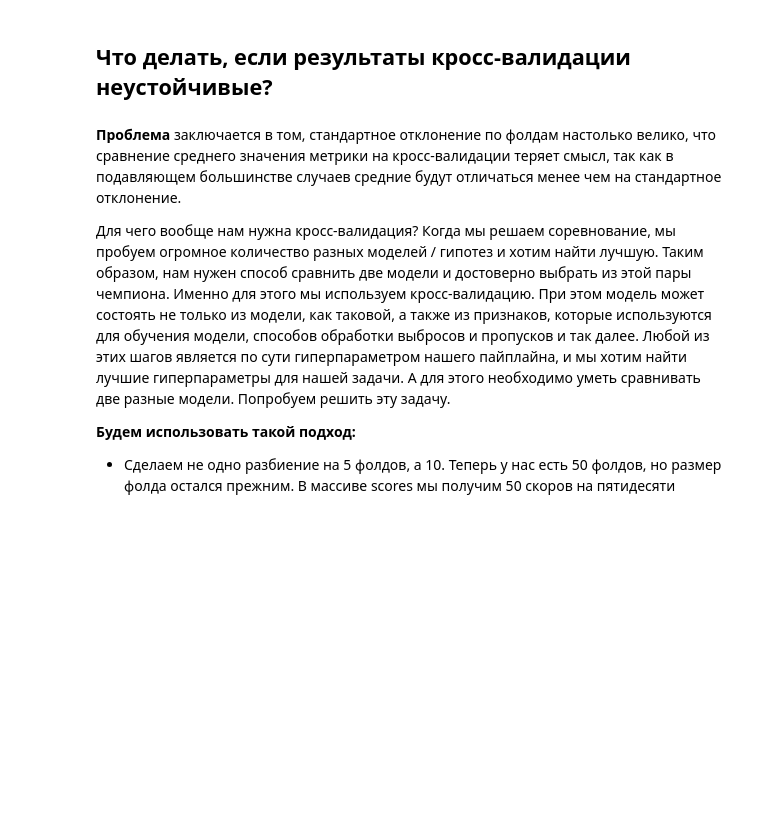
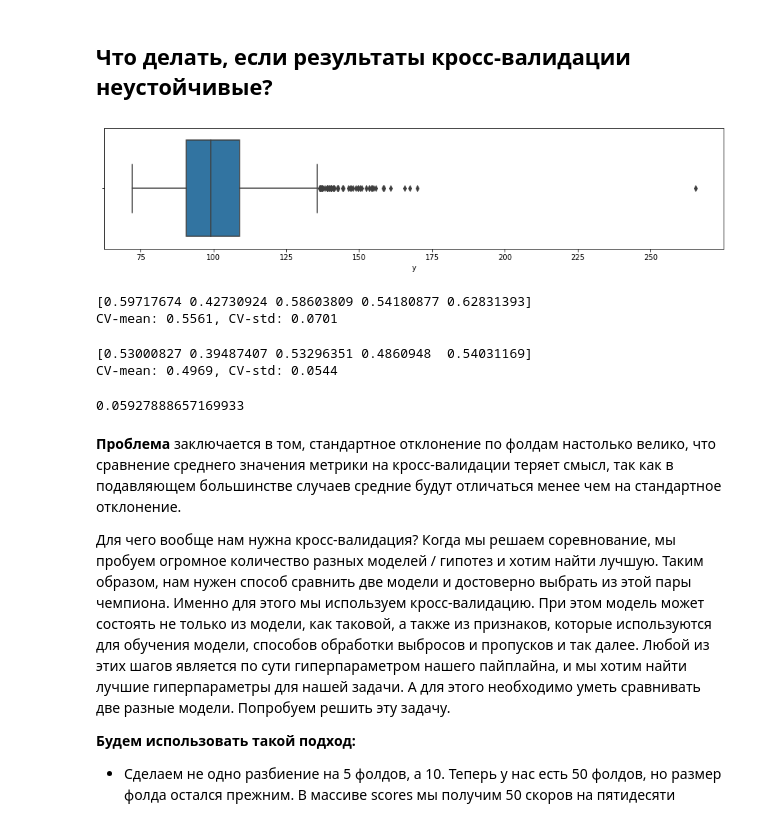
Before and after one commit to koryagin2006/GB_course_Sports_data_analysis, a Jupyter notebook: webinar_3 Validation.ipynb, the cells around one changed output. Saved outputs shown, nothing was run; the diff lists cells and outputs as text; code cells hidden in the pictures; blank space fills up the shorter version.

```diff
--- a/webinar_3 Validation.ipynb
+++ b/webinar_3 Validation.ipynb
@@ -366,32 +336,37 @@ estimators, oof_score, fold_train_scores, fold_valid_scores, oof_predictions, re
 # %% [markdown]
 ## Что делать, если результаты кросс-валидации неустойчивые?
 # %%
-fig, axes = plt.subplots(1, 1, figsize=(15, 5))
-sns.boxplot(data["y"], ax=axes)
+fig, axes = plt.subplots(1, 1, figsize=(15, 3))
+sns.boxplot(data["y"], ax=axes);
+# %% [output]
+[figure, added]
 # %%
 # постановка задачи
 # модель 1 - RF
 # модель 2 - XGB
 # %%
-cv_rf = cross_val_score(estimator=RandomForestRegressor(n_estimators=25,
-                                                        max_depth=8,
-                                                        random_state=27,
-                                                        n_jobs=-1),
-                        X=data[numerical_features],
-                        y=data["y"],
-                        scoring="r2",
-                        cv=5)
+cv_rf = cross_val_score(estimator=RandomForestRegressor(n_estimators=25, max_depth=8, random_state=27, n_jobs=-1),
+                        X=data[numerical_features], y=data["y"],
+                        scoring="r2", cv=5)
 print(cv_rf)
 print(f"CV-mean: {round(np.mean(cv_rf), 4)}, CV-std: {round(np.std(cv_rf), 4)}")
+# %% [output]
+[0.59717674 0.42730924 0.58603809 0.54180877 0.62831393]
+CV-mean: 0.5561, CV-std: 0.0701
 # %%
 cv = cross_val_score(estimator=model,
-                     X=data[numerical_features],
-                     y=data["y"],
-                     scoring="r2",
-                     cv=5)
-
+                     X=data[numerical_features], y=data["y"],
+                     scoring="r2", cv=5)
 print(cv)
 print(f"CV-mean: {round(np.mean(cv), 4)}, CV-std: {round(np.std(cv), 4)}")
+# %% [output]
+[0.53000827 0.39487407 0.53296351 0.4860948  0.54031169]
+CV-mean: 0.4969, CV-std: 0.0544
+# %%
+# Отличия метрик моделей
+np.mean(cv_rf) - np.mean(cv)
+# %% [output]
+0.05927888657169933
 # %% [markdown]
 __Проблема__ заключается в том, cтандартное отклонение по фолдам настолько велико, что сравнение среднего значения метрики на кросс-валидации теряет смысл, так как в подавляющем большинстве случаев средние будут отличаться менее чем на стандартное отклонение.
 
```
Also changed, not shown: parts of 20 cells of this notebook.
